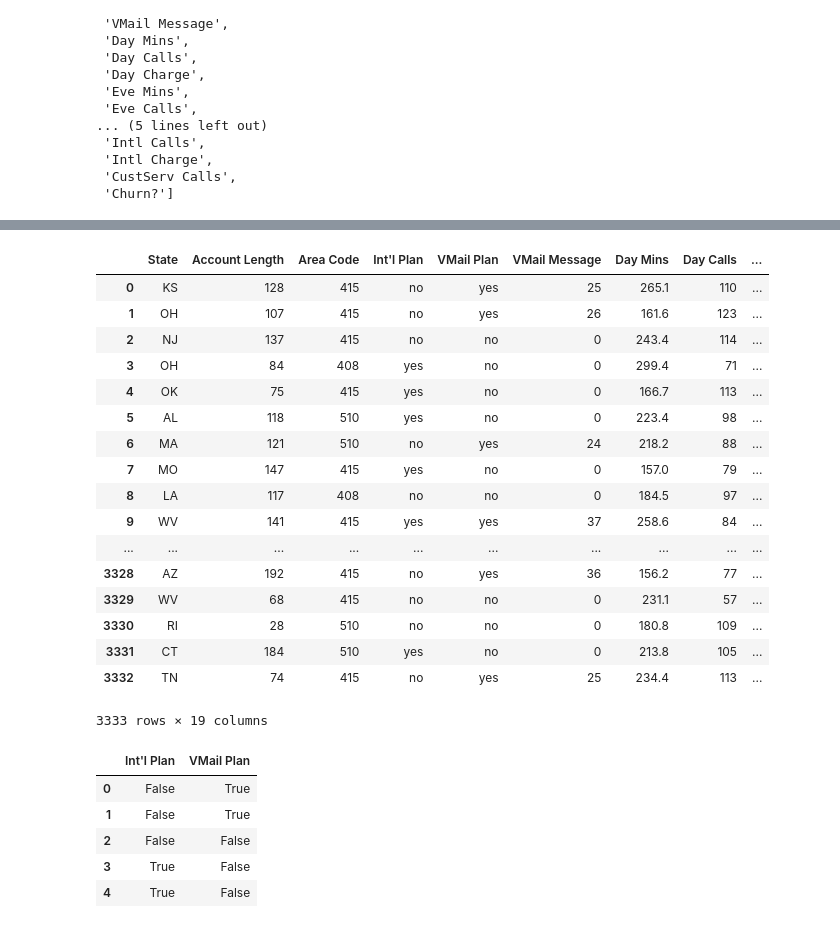
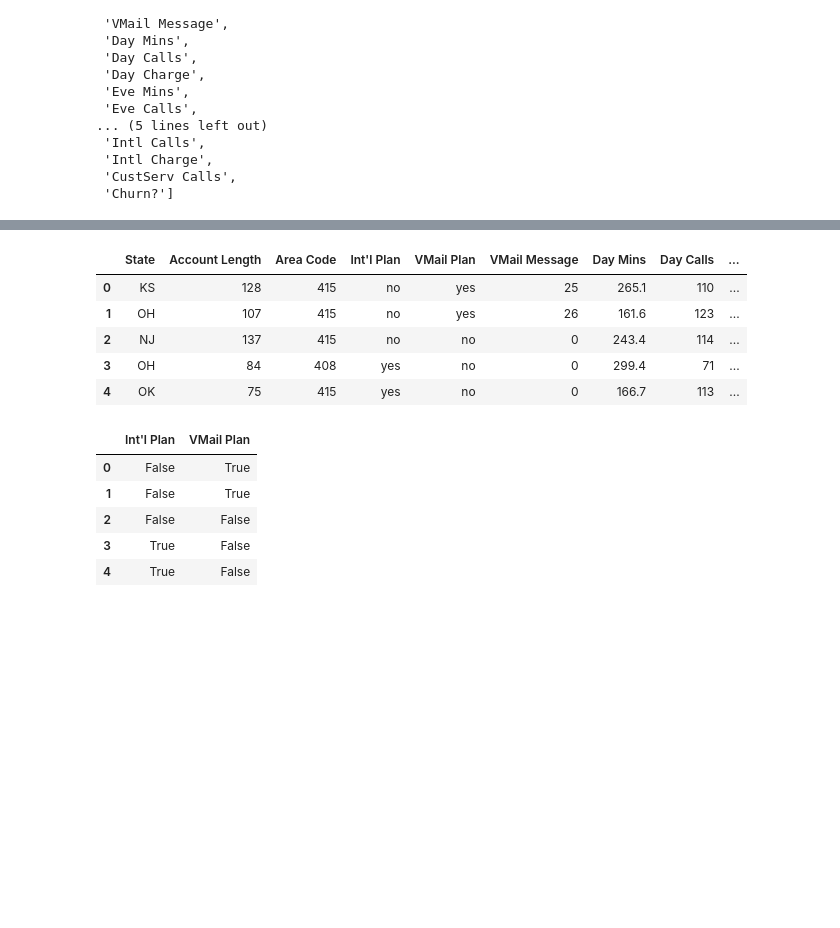
Before and after one commit to exrishu/iPython-exercises, a Jupyter notebook: Structure Data Classification/churn data analysis.ipynb, the cells around one changed output, grey strips where cells are left out. Saved outputs shown, nothing was run; the diff lists cells and outputs as text; code cells hidden in the pictures; blank space fills up the shorter version.

```diff
--- a/Structure Data Classification/churn data analysis.ipynb
+++ b/Structure Data Classification/churn data analysis.ipynb
@@ -66,27 +60,15 @@ churn.describe()
 churn_target = churn['Churn?']
 # %%
 churn_feature = churn.drop(['Phone','Churn?'],axis=1)
-churn_feature
+churn_feature.head()
 #cols_to_drop=['Phone','Churn?']
 # %% [output]
 |  | State | Account Length | Area Code | Int'l Plan | VMail Plan | VMail Message | Day Mins | Day Calls | ... |
 | 0 | KS | 128 | 415 | no | yes | 25 | 265.1 | 110 | ... |
 | 1 | OH | 107 | 415 | no | yes | 26 | 161.6 | 123 | ... |
 | 2 | NJ | 137 | 415 | no | no | 0 | 243.4 | 114 | ... |
 | 3 | OH | 84 | 408 | yes | no | 0 | 299.4 | 71 | ... |
 | 4 | OK | 75 | 415 | yes | no | 0 | 166.7 | 113 | ... |
-| 5 | AL | 118 | 510 | yes | no | 0 | 223.4 | 98 | ... |
-| 6 | MA | 121 | 510 | no | yes | 24 | 218.2 | 88 | ... |
-| 7 | MO | 147 | 415 | yes | no | 0 | 157.0 | 79 | ... |
-| 8 | LA | 117 | 408 | no | no | 0 | 184.5 | 97 | ... |
-| 9 | WV | 141 | 415 | yes | yes | 37 | 258.6 | 84 | ... |
-| ... | ... | ... | ... | ... | ... | ... | ... | ... | ... |
-| 3328 | AZ | 192 | 415 | no | yes | 36 | 156.2 | 77 | ... |
-| 3329 | WV | 68 | 415 | no | no | 0 | 231.1 | 57 | ... |
-| 3330 | RI | 28 | 510 | no | no | 0 | 180.8 | 109 | ... |
-| 3331 | CT | 184 | 510 | yes | no | 0 | 213.8 | 105 | ... |
-| 3332 | TN | 74 | 415 | no | yes | 25 | 234.4 | 113 | ... |
-3333 rows × 19 columns
 # %%
 yes_no_col= ["Int'l Plan","VMail Plan"]
 churn_bool= churn_feature[yes_no_col].replace({'yes': True, 'no': False})
```
Also changed, not shown: parts of 18 cells of this notebook.
